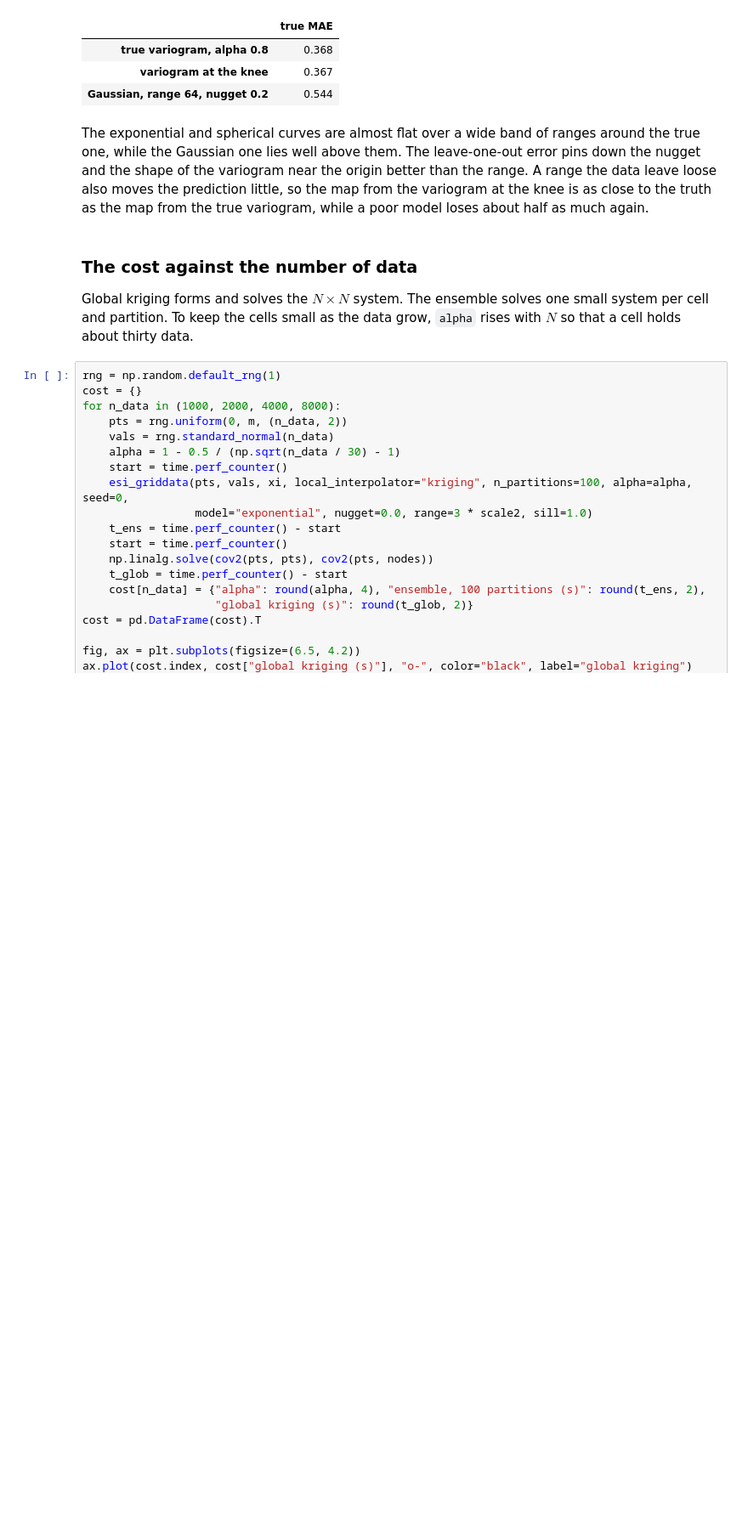
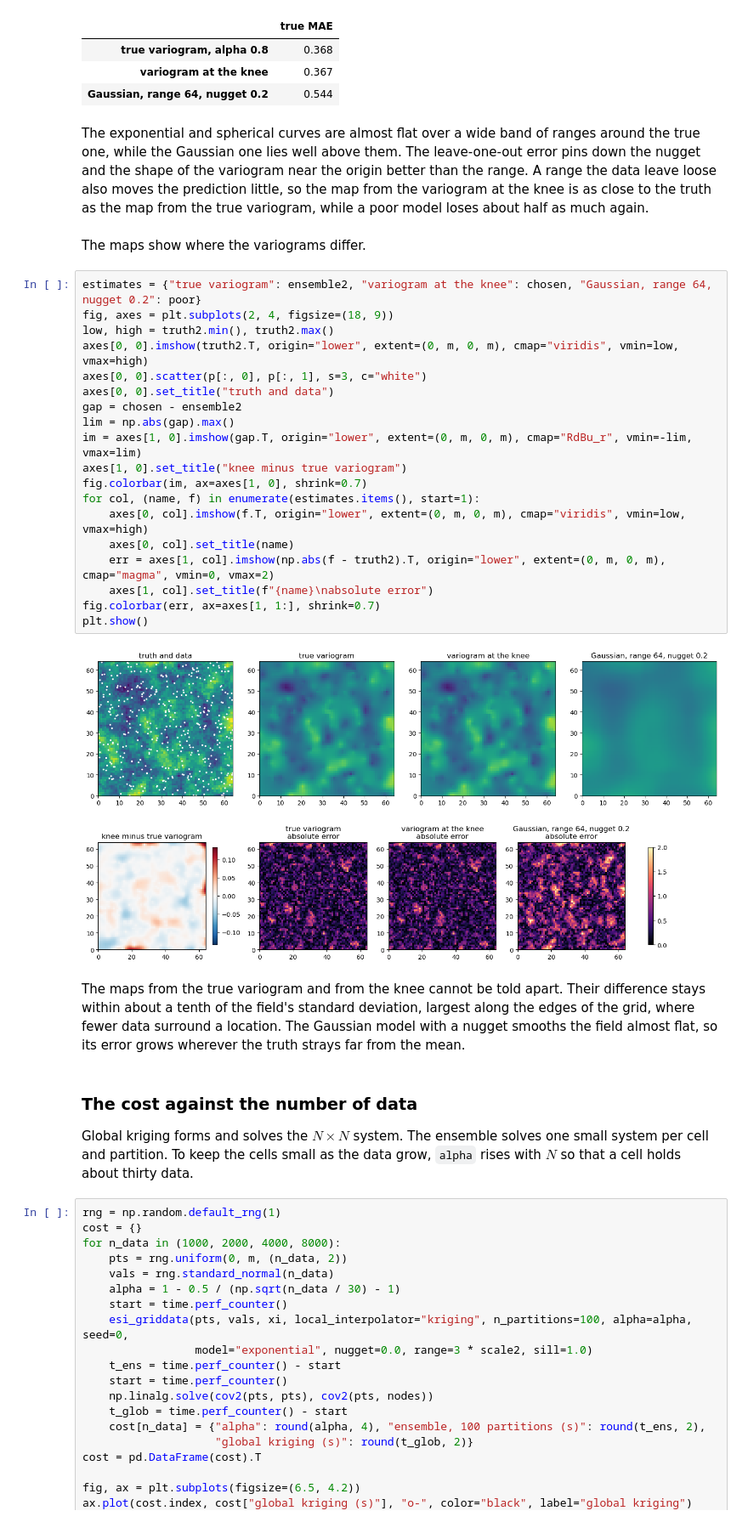
Before and after one commit to alges/spatialize-examples, a Jupyter notebook: examples/10_classical_geostatistics/24_kriging_decoder_global_kriging.ipynb, the cells around one changed output. Shown at 85% size. Cells and saved outputs as stored; diff of their text form; blank space fills up the shorter version.

Commit message:
24: the result maps of the variogram search, and the formula k × k

```diff
--- a/examples/10_classical_geostatistics/24_kriging_decoder_global_kriging.ipynb
+++ b/examples/10_classical_geostatistics/24_kriging_decoder_global_kriging.ipynb
@@ -324,6 +324,34 @@ while the Gaussian one lies well above them. The leave-one-out error pins down t
 shape of the variogram near the origin better than the range. A range the data leave loose also
 moves the prediction little, so the map from the variogram at the knee is as close to the truth as the
 map from the true variogram, while a poor model loses about half as much again.
+# %% [markdown]
+The maps show where the variograms differ.
+# %%
+estimates = {"true variogram": ensemble2, "variogram at the knee": chosen, "Gaussian, range 64, nugget 0.2": poor}
+fig, axes = plt.subplots(2, 4, figsize=(18, 9))
+low, high = truth2.min(), truth2.max()
+axes[0, 0].imshow(truth2.T, origin="lower", extent=(0, m, 0, m), cmap="viridis", vmin=low, vmax=high)
+axes[0, 0].scatter(p[:, 0], p[:, 1], s=3, c="white")
+axes[0, 0].set_title("truth and data")
+gap = chosen - ensemble2
+lim = np.abs(gap).max()
+im = axes[1, 0].imshow(gap.T, origin="lower", extent=(0, m, 0, m), cmap="RdBu_r", vmin=-lim, vmax=lim)
+axes[1, 0].set_title("knee minus true variogram")
+fig.colorbar(im, ax=axes[1, 0], shrink=0.7)
+for col, (name, f) in enumerate(estimates.items(), start=1):
+    axes[0, col].imshow(f.T, origin="lower", extent=(0, m, 0, m), cmap="viridis", vmin=low, vmax=high)
+    axes[0, col].set_title(name)
+    err = axes[1, col].imshow(np.abs(f - truth2).T, origin="lower", extent=(0, m, 0, m), cmap="magma", vmin=0, vmax=2)
+    axes[1, col].set_title(f"{name}\nabsolute error")
+fig.colorbar(err, ax=axes[1, 1:], shrink=0.7)
+plt.show()
+# %% [output]
+[figure, added]
+# %% [markdown]
+The maps from the true variogram and from the knee cannot be told apart. Their difference stays within
+about a tenth of the field's standard deviation, largest along the edges of the grid, where fewer data
+surround a location. The Gaussian model with a nugget smooths the field almost flat, so its error grows
+wherever the truth strays far from the mean.
 # %% [markdown]
 ### The cost against the number of data
 
```
Also changed, not shown: parts of 2 cells of this notebook.
